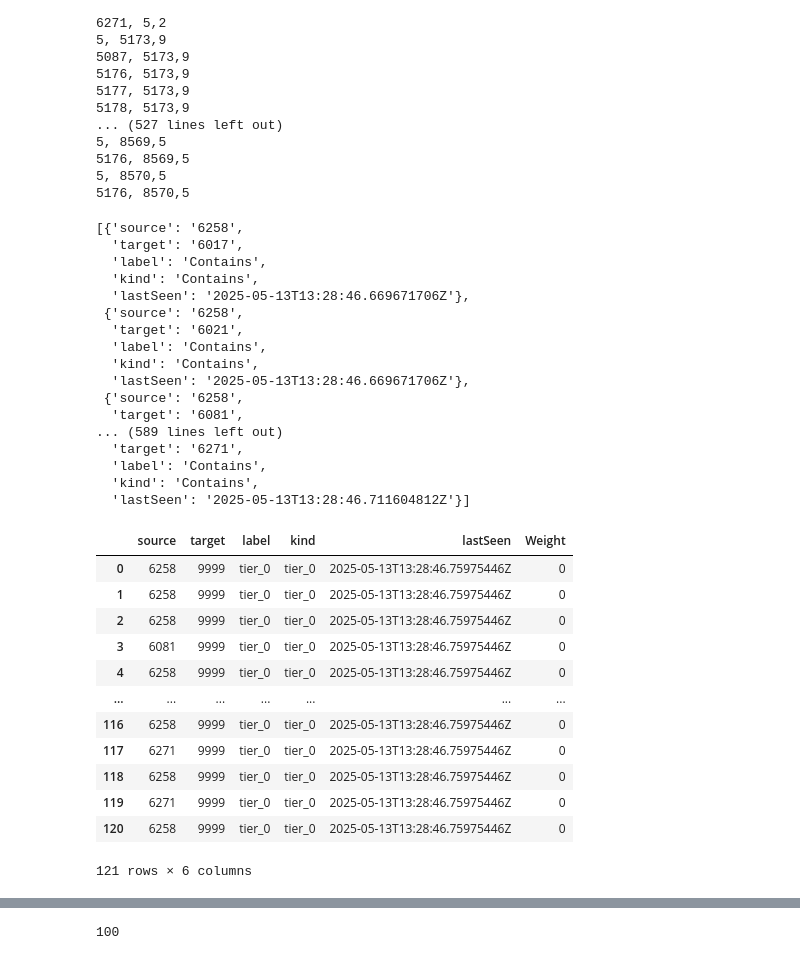
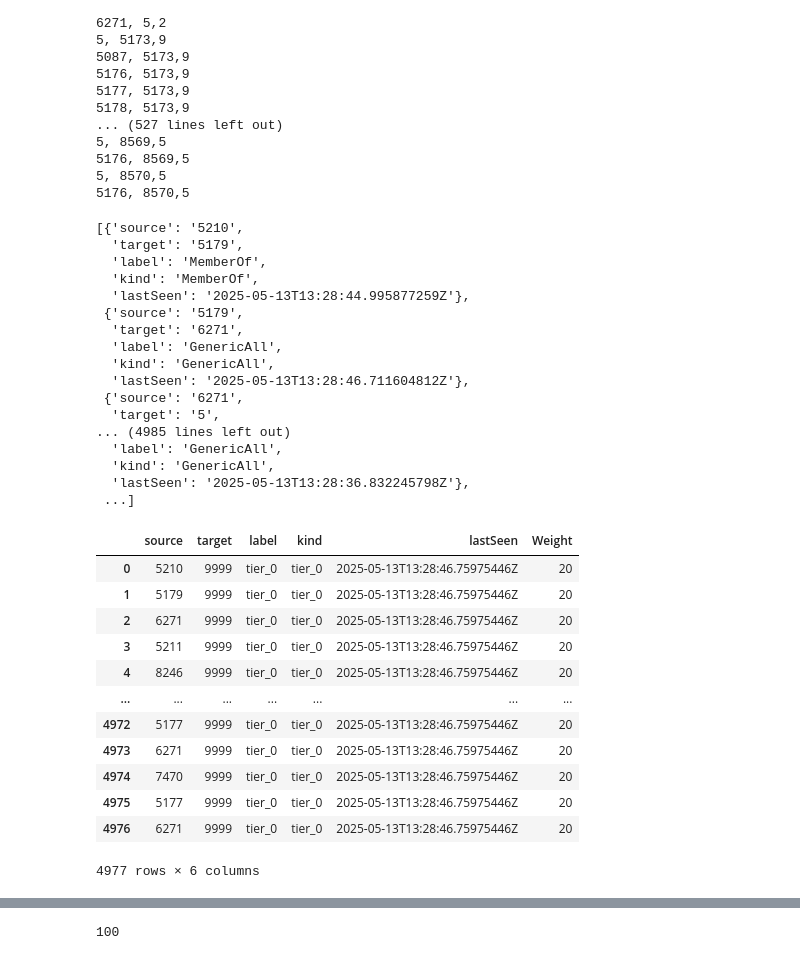
Before and after one commit to markajbell/BH, a Jupyter notebook: dikstra.ipynb, the cells around one changed output, grey strips where cells are left out. Cells and saved outputs as stored; diff of their text form; code cells hidden in the pictures.

```diff
--- a/dikstra.ipynb
+++ b/dikstra.ipynb
@@ -175,7 +193,7 @@ edges
 #edges = df['data']['edges']
 
 # Iterate through each edge dictionary in the list
-for edge in edges:
+for edge in edges_all:
     # Add the 'Weight' key with a value of 10 to the current edge dictionary
     # Add the 'Weight' key with a value based on the 'label'
   if 'label' in edge:  # Check if 'label' key exists
@@ -220,8 +238,8 @@ for edge in edges:
 
 
 # Display the updated list of edges
-print(edges)
-#rint(df['data']['edges'])
+print(edges_all)
+#print(df['data']['edges'])
 # %% [output]
 [{'source': '5176', 'target': '5', 'label': 'WriteDacl', 'kind': 'WriteDacl', 'lastSeen': '2025-05-13T13:28:44.995877259Z', 'Weight': 5}, {'source': '5554', 'target': '5', 'label': 'MemberOf', 'kind': ...
 # %%
@@ -267,7 +267,7 @@ import pandas as pd
 import json
 
 # Assuming 'bh.json' is in the current working directory
-with open('data/tier0.json', 'r') as f:
+with open('data/bh-7.json', 'r') as f:
     data_tier0 = json.load(f)
 
 df_tier0 = pd.DataFrame(data_tier0)
@@ -383,48 +397,48 @@ df_tier0_edges=df_tier0['data']['edges']
 df_tier0_edges=df_tier0['data']['edges']
 df_tier0_edges
 # %% [output]
-[{'source': '6258',
-  'target': '6017',
-  'label': 'Contains',
-  'kind': 'Contains',
-  'lastSeen': '2025-05-13T13:28:46.669671706Z'},
- {'source': '6258',
-  'target': '6021',
-  'label': 'Contains',
-  'kind': 'Contains',
-  'lastSeen': '2025-05-13T13:28:46.669671706Z'},
- {'source': '6258',
-  'target': '6081',
-... (589 lines left out)
+[{'source': '5210',
+  'target': '5179',
+  'label': 'MemberOf',
+  'kind': 'MemberOf',
+  'lastSeen': '2025-05-13T13:28:44.995877259Z'},
+ {'source': '5179',
   'target': '6271',
-  'label': 'Contains',
-  'kind': 'Contains',
-  'lastSeen': '2025-05-13T13:28:46.711604812Z'}]
+  'label': 'GenericAll',
+  'kind': 'GenericAll',
+  'lastSeen': '2025-05-13T13:28:46.711604812Z'},
+ {'source': '6271',
+  'target': '5',
+... (4985 lines left out)
+  'label': 'GenericAll',
+  'kind': 'GenericAll',
+  'lastSeen': '2025-05-13T13:28:36.832245798Z'},
+ ...]
 # %%
 # prompt: create a new dataframe that iterates over the df_tier0_nodes with a label of source
 
 import pandas as pd
 df_source_nodes = pd.DataFrame({'source': [edge['source'] for edge in df_tier0_edges]})
 df_source_nodes['target'] = 9999
 df_source_nodes['label'] = "tier_0"
 df_source_nodes['kind'] = "tier_0"
 df_source_nodes['lastSeen'] = "2025-05-13T13:28:46.75975446Z"
-df_source_nodes['Weight'] = 0
+df_source_nodes['Weight'] = 20
 
 #df_source_nodes
 edges_tier0 = df_source_nodes
 edges_tier0
 # %% [output]
 |  | source | target | label | kind | lastSeen | Weight |
-| 0 | 6258 | 9999 | tier_0 | tier_0 | 2025-05-13T13:28:46.75975446Z | 0 |
-| 1 | 6258 | 9999 | tier_0 | tier_0 | 2025-05-13T13:28:46.75975446Z | 0 |
-| 2 | 6258 | 9999 | tier_0 | tier_0 | 2025-05-13T13:28:46.75975446Z | 0 |
-| 3 | 6081 | 9999 | tier_0 | tier_0 | 2025-05-13T13:28:46.75975446Z | 0 |
-| 4 | 6258 | 9999 | tier_0 | tier_0 | 2025-05-13T13:28:46.75975446Z | 0 |
+| 0 | 5210 | 9999 | tier_0 | tier_0 | 2025-05-13T13:28:46.75975446Z | 20 |
+| 1 | 5179 | 9999 | tier_0 | tier_0 | 2025-05-13T13:28:46.75975446Z | 20 |
+| 2 | 6271 | 9999 | tier_0 | tier_0 | 2025-05-13T13:28:46.75975446Z | 20 |
+| 3 | 5211 | 9999 | tier_0 | tier_0 | 2025-05-13T13:28:46.75975446Z | 20 |
+| 4 | 8246 | 9999 | tier_0 | tier_0 | 2025-05-13T13:28:46.75975446Z | 20 |
 | ... | ... | ... | ... | ... | ... | ... |
-| 116 | 6258 | 9999 | tier_0 | tier_0 | 2025-05-13T13:28:46.75975446Z | 0 |
-| 117 | 6271 | 9999 | tier_0 | tier_0 | 2025-05-13T13:28:46.75975446Z | 0 |
-| 118 | 6258 | 9999 | tier_0 | tier_0 | 2025-05-13T13:28:46.75975446Z | 0 |
-| 119 | 6271 | 9999 | tier_0 | tier_0 | 2025-05-13T13:28:46.75975446Z | 0 |
-| 120 | 6258 | 9999 | tier_0 | tier_0 | 2025-05-13T13:28:46.75975446Z | 0 |
+| 4972 | 5177 | 9999 | tier_0 | tier_0 | 2025-05-13T13:28:46.75975446Z | 20 |
+| 4973 | 6271 | 9999 | tier_0 | tier_0 | 2025-05-13T13:28:46.75975446Z | 20 |
+| 4974 | 7470 | 9999 | tier_0 | tier_0 | 2025-05-13T13:28:46.75975446Z | 20 |
+| 4975 | 5177 | 9999 | tier_0 | tier_0 | 2025-05-13T13:28:46.75975446Z | 20 |
+| 4976 | 6271 | 9999 | tier_0 | tier_0 | 2025-05-13T13:28:46.75975446Z | 20 |
-121 rows × 6 columns
+4977 rows × 6 columns
```
Also changed, not shown: parts of 43 cells of this notebook.
